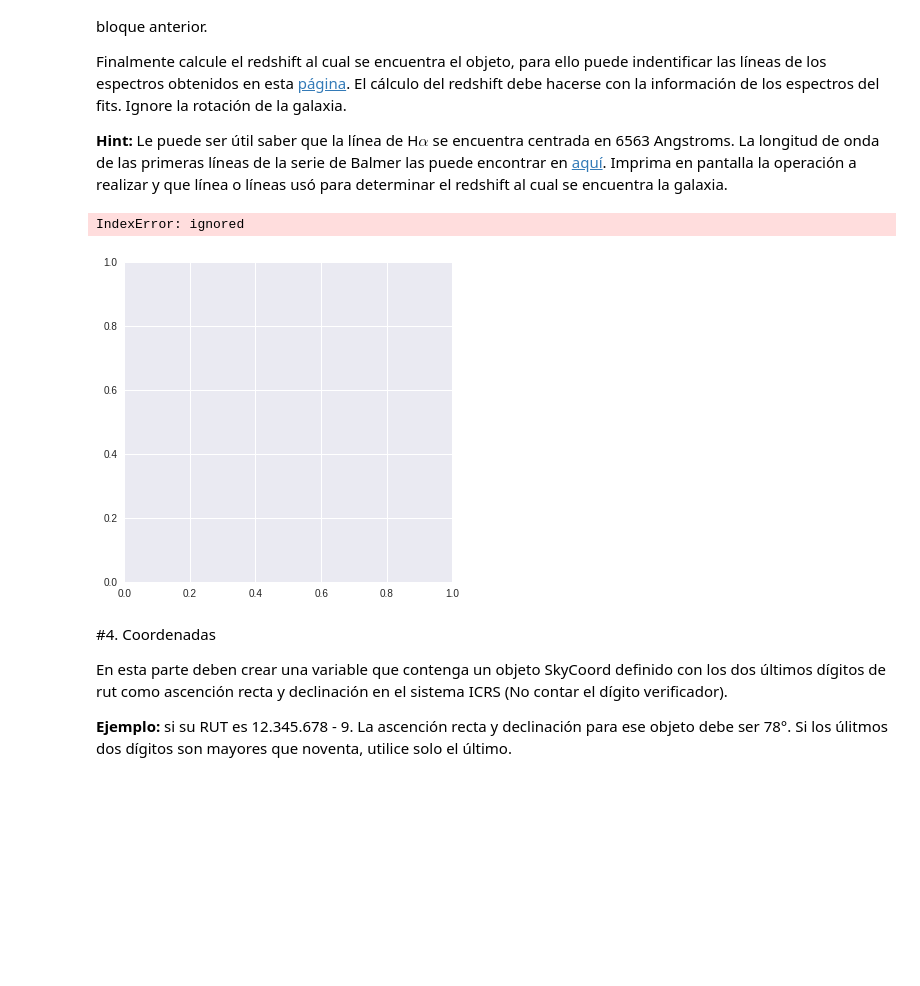
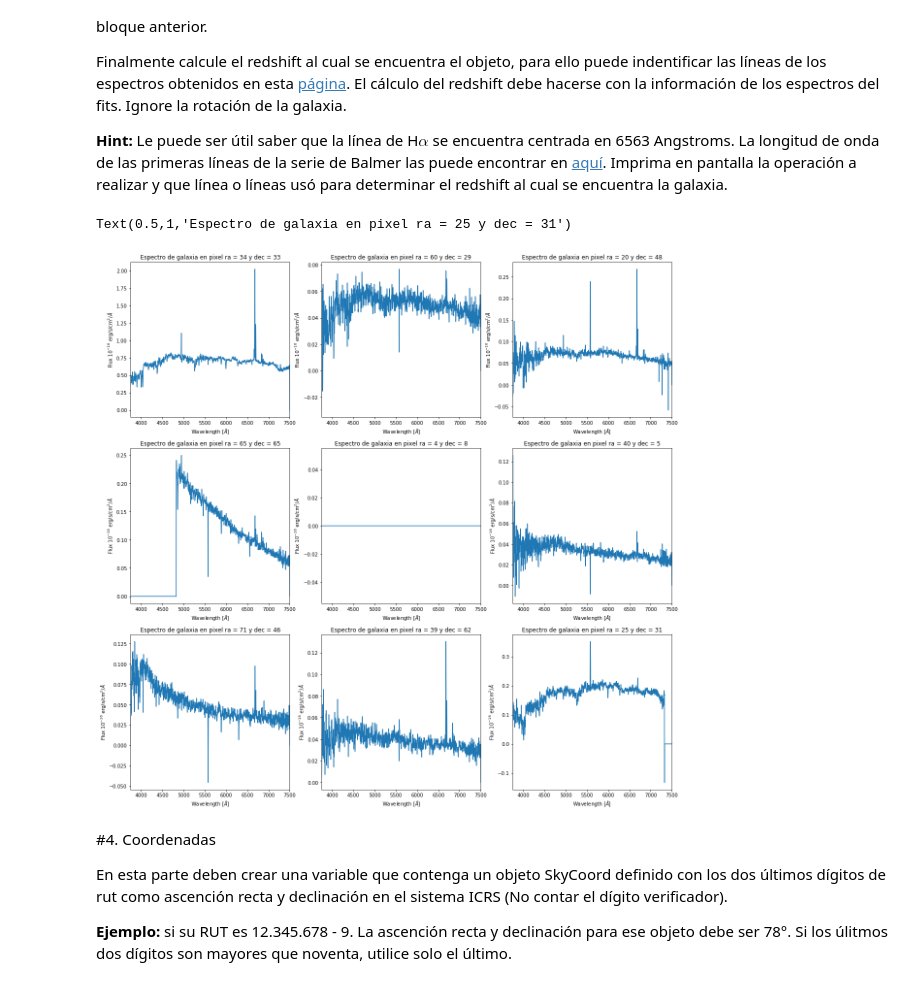
Before and after one commit to SimonSanfeliu/minitarea4, a Jupyter notebook: minitarea4.ipynb, the cells around one changed output. Drawn from its saved outputs; the diff is of its cells as text; code cells hidden in the pictures; blank space fills up the shorter version.

```diff
--- a/minitarea4.ipynb
+++ b/minitarea4.ipynb
@@ -146,10 +150,10 @@ def checkeo(r, j):
     r2 = ri(0,72)
     return checkeo(r2,j)
   else:
-    return r
+    return r #Esta función hará que con cada run que le haga este cuadro de código, los 8 gráficos salgan siempre distintos.
 
-ra = header['CRPIX1']
-dec = header['CRPIX2']
+ra = int(header['CRPIX1'])
+dec = int(header['CRPIX2'])
 
 ra1 = ri(0,72) #Si uso 78, no me grafica porque exisitiría un RA sin un DEC asociado.
 dec1 = ri(0,72)
@@ -180,57 +184,66 @@ plt.plot(lo,data[:,ra,dec])
 plt.xlim(3750,7500)
 plt.xlabel('Wavelength [$\AA$]')
 plt.ylabel('Flux 10$^{-16}$ erg/s/cm$^2$/$\AA$')
+plt.title('Espectro de galaxia en pixel ra = '+ str(ra)+' y dec = '+str(dec))
 
 plt.subplot(332)
 plt.plot(lo,data[:,checkeo(ra1,ra),checkeo(dec1,dec)])
 plt.xlim(3750,7500)
 plt.xlabel('Wavelength [$\AA$]')
 plt.ylabel('Flux 10$^{-16}$ erg/s/cm$^2$/$\AA$')
+plt.title('Espectro de galaxia en pixel ra = '+ str(checkeo(ra1,ra))+' y dec = '+str(checkeo(dec1,dec)))
 
 plt.subplot(333)
 plt.plot(lo,data[:,checkeo(ra2,ra1),checkeo(dec2,dec1)])
 plt.xlim(3750,7500)
 plt.xlabel('Wavelength [$\AA$]')
 plt.ylabel('Flux 10$^{-16}$ erg/s/cm$^2$/$\AA$')
+plt.title('Espectro de galaxia en pixel ra = '+ str(checkeo(ra2,ra1))+' y dec = '+str(checkeo(dec2,dec1)))
 
 plt.subplot(334)
 plt.plot(lo,data[:,checkeo(ra3,ra2),checkeo(dec3,dec2)])
 plt.xlim(3750,7500)
 plt.xlabel('Wavelength [$\AA$]')
 plt.ylabel('Flux 10$^{-16}$ erg/s/cm$^2$/$\AA$')
+plt.title('Espectro de galaxia en pixel ra = '+ str(checkeo(ra3,ra2))+' y dec = '+str(checkeo(dec3,dec2)))
 
 plt.subplot(335)
 plt.plot(lo,data[:,checkeo(ra4,ra3),checkeo(dec4,dec3)])
 plt.xlim(3750,7500)
 plt.xlabel('Wavelength [$\AA$]')
 plt.ylabel('Flux 10$^{-16}$ erg/s/cm$^2$/$\AA$')
+plt.title('Espectro de galaxia en pixel ra = '+ str(checkeo(ra4,ra3))+' y dec = '+str(checkeo(dec4,dec3)))
 
 plt.subplot(336)
 plt.plot(lo,data[:,checkeo(ra5,ra4),checkeo(dec5,dec4)])
 plt.xlim(3750,7500)
 plt.xlabel('Wavelength [$\AA$]')
 plt.ylabel('Flux 10$^{-16}$ erg/s/cm$^2$/$\AA$')
+plt.title('Espectro de galaxia en pixel ra = '+ str(checkeo(ra5,ra4))+' y dec = '+str(checkeo(dec5,dec4)))
 
 plt.subplot(337)
 plt.plot(lo,data[:,checkeo(ra6,ra5),checkeo(dec6,dec5)])
 plt.xlim(3750,7500)
 plt.xlabel('Wavelength [$\AA$]')
 plt.ylabel('Flux 10$^{-16}$ erg/s/cm$^2$/$\AA$')
+plt.title('Espectro de galaxia en pixel ra = '+ str(checkeo(ra6,ra5))+' y dec = '+str(checkeo(dec6,dec5)))
 
 plt.subplot(338)
-plt.plot(lo,data[:,checkeo(ra7,ra6),chckeo(dec7,dec6)])
+plt.plot(lo,data[:,checkeo(ra7,ra6),checkeo(dec7,dec6)])
 plt.xlim(3750,7500)
 plt.xlabel('Wavelength [$\AA$]')
 plt.ylabel('Flux 10$^{-16}$ erg/s/cm$^2$/$\AA$')
+plt.title('Espectro de galaxia en pixel ra = '+ str(checkeo(ra7,ra6))+' y dec = '+str(checkeo(dec7,dec6)))
 
 plt.subplot(339)
 plt.plot(lo,data[:,checkeo(ra8,ra7),checkeo(dec8,dec7)])
 plt.xlim(3750,7500)
 plt.xlabel('Wavelength [$\AA$]')
 plt.ylabel('Flux 10$^{-16}$ erg/s/cm$^2$/$\AA$')
+plt.title('Espectro de galaxia en pixel ra = '+ str(checkeo(ra8,ra7))+' y dec = '+str(checkeo(dec8,dec7)))
 # %% [output]
-IndexError: ignored
+Text(0.5,1,'Espectro de galaxia en pixel ra = 25 y dec = 31')
-[figure, old version]
+[figure, new version]
 # %% [markdown]
 #4. Coordenadas
 
```
Also changed, not shown: parts of 2 cells of this notebook.
